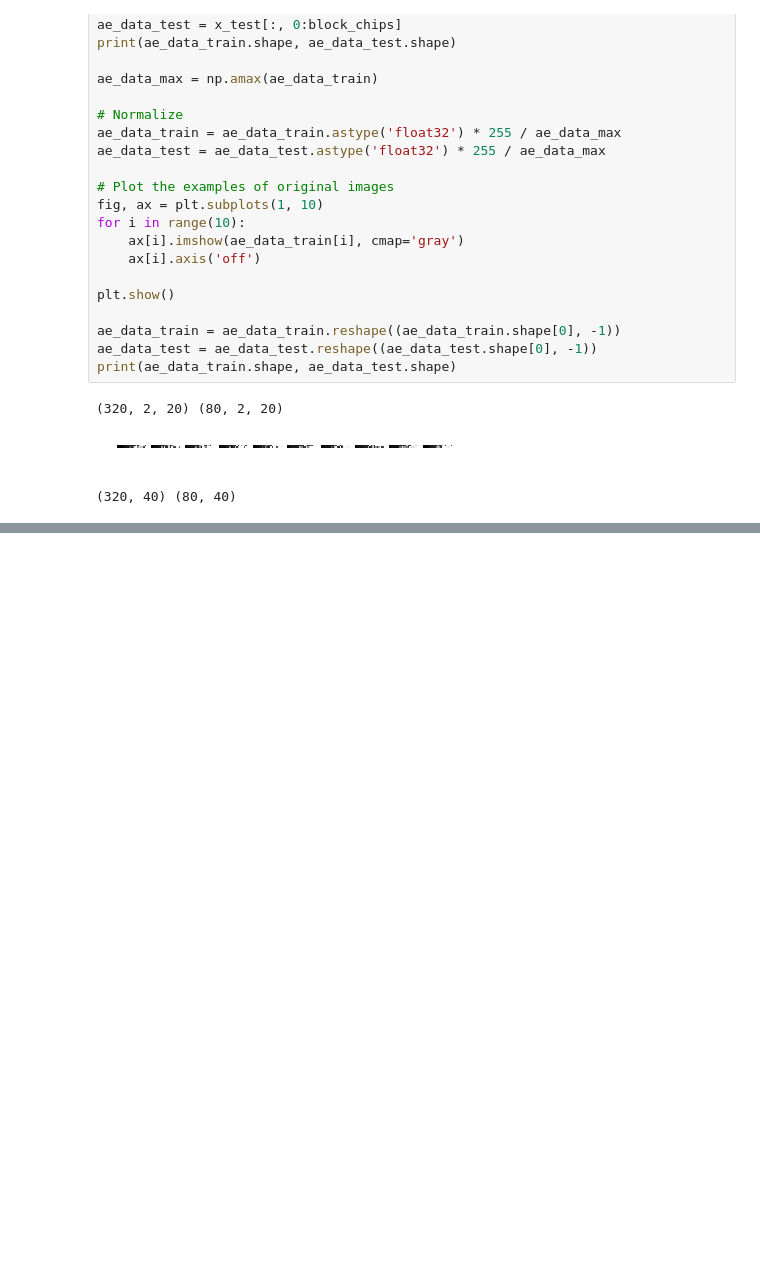
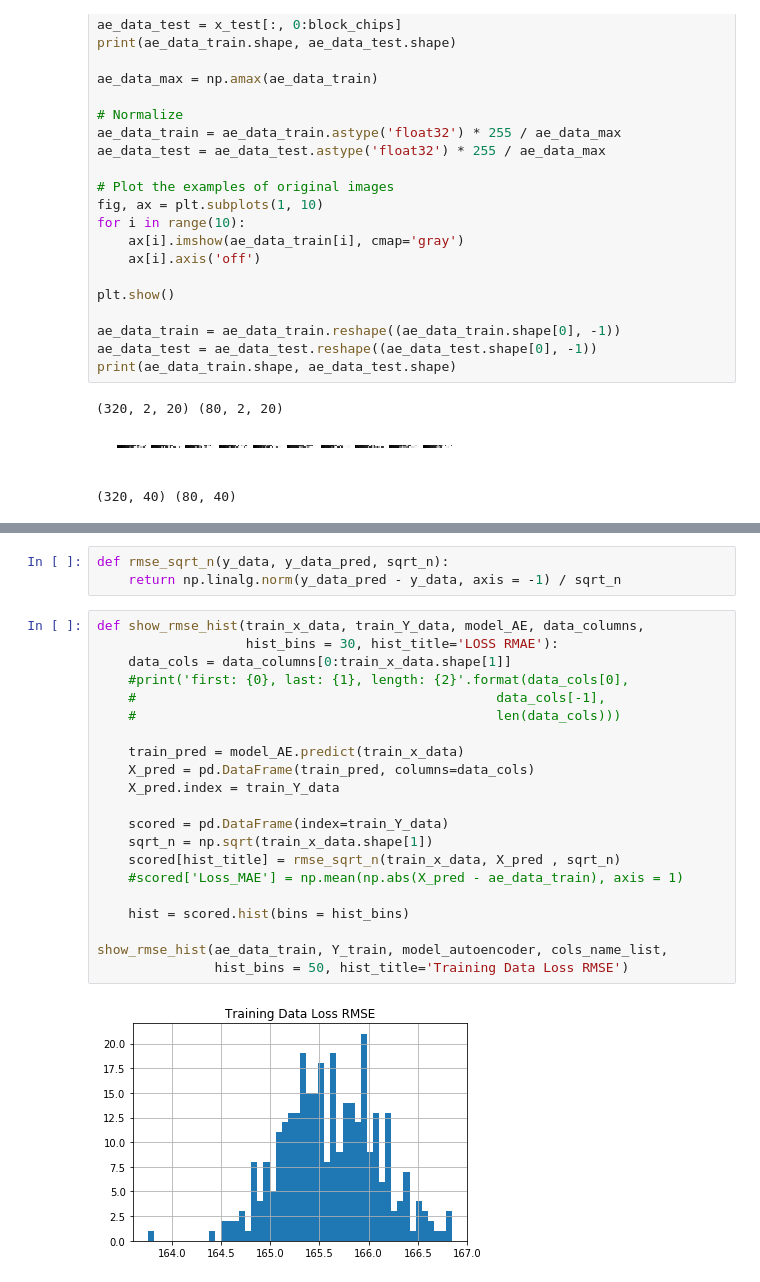
Before and after one commit to caoliang/ISSM-CA3, a Jupyter notebook: ISSM_CA3_GC.ipynb, the cells around one changed output, grey strips where cells are left out. Cells and saved outputs as stored; diff of their text form; blank space fills up the shorter version.

```diff
--- a/ISSM_CA3_GC.ipynb
+++ b/ISSM_CA3_GC.ipynb
@@ -635,0 +603,26 @@ show_encodings(ae_data_test[:num_sample], data_rec)
+# %%
+def rmse_sqrt_n(y_data, y_data_pred, sqrt_n):
+    return np.linalg.norm(y_data_pred - y_data, axis = -1) / sqrt_n
+# %%
+def show_rmse_hist(train_x_data, train_Y_data, model_AE, data_columns,
+                   hist_bins = 30, hist_title='LOSS RMAE'):
+    data_cols = data_columns[0:train_x_data.shape[1]]
+    #print('first: {0}, last: {1}, length: {2}'.format(data_cols[0],
+    #                                              data_cols[-1],
+    #                                              len(data_cols)))
+
+    train_pred = model_AE.predict(train_x_data)
+    X_pred = pd.DataFrame(train_pred, columns=data_cols)
+    X_pred.index = train_Y_data
+
+    scored = pd.DataFrame(index=train_Y_data)
+    sqrt_n = np.sqrt(train_x_data.shape[1])
+    scored[hist_title] = rmse_sqrt_n(train_x_data, X_pred , sqrt_n)
+    #scored['Loss_MAE'] = np.mean(np.abs(X_pred - ae_data_train), axis = 1)
+
+    hist = scored.hist(bins = hist_bins)
+
+show_rmse_hist(ae_data_train, Y_train, model_autoencoder, cols_name_list,
+               hist_bins = 50, hist_title='Training Data Loss RMSE')
+# %% [output]
+[figure, added]
```
Also changed, not shown: parts of 10 cells of this notebook, 2 other files.
